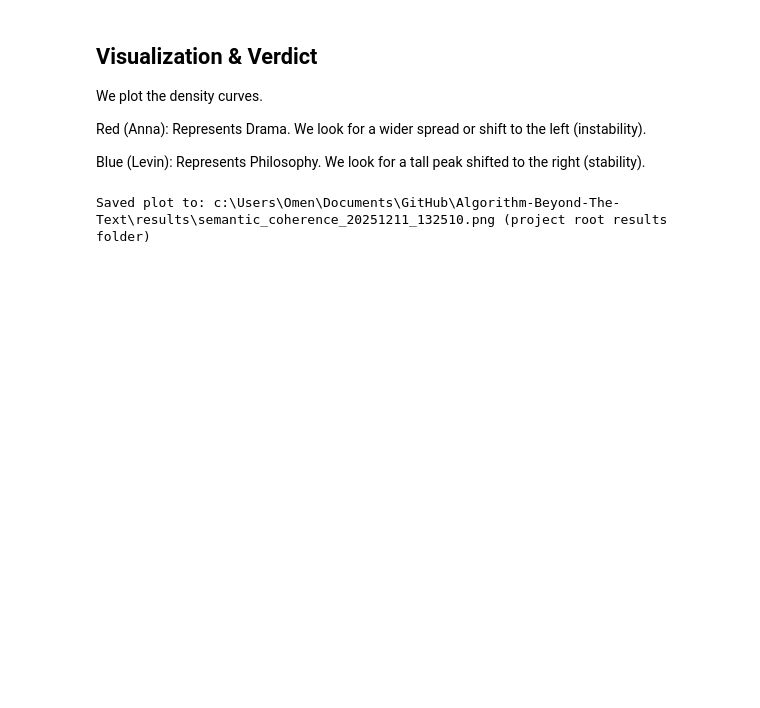
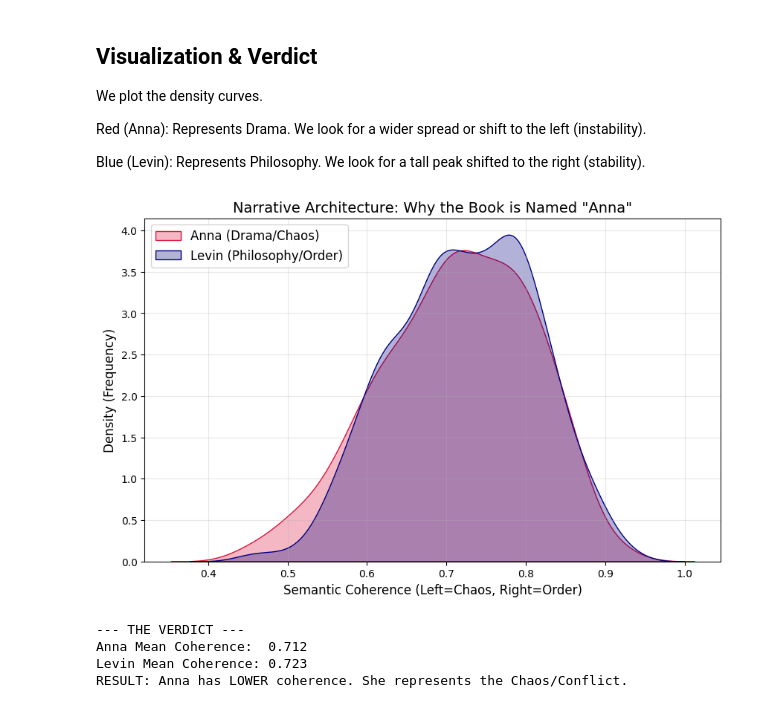
Before and after one commit to AppliedNLP-SRH/Algorithm-Beyond-The-Text, a Jupyter notebook: notebooks/Paragraph_Semantic_Coherence_VSCode.ipynb, the cells around one changed output. Drawn from its saved outputs; the diff is of its cells as text; code cells hidden in the pictures; blank space fills up the shorter version.

```diff
--- a/notebooks/Paragraph_Semantic_Coherence_VSCode.ipynb
+++ b/notebooks/Paragraph_Semantic_Coherence_VSCode.ipynb
@@ -115,11 +126,14 @@ if BOOK1_PATH:
     raw_text = load_and_clean(BOOK1_PATH)
     all_paragraphs = split_into_paragraphs(raw_text)
 
-    # Sample first 1500 paragraphs to save time
-    # (Increase this number if you want more precision)
-    sample = all_paragraphs[:1500]
+    # Do not slice the list. Use the whole thing.
+    paragraphs_to_analyze = all_paragraphs
+
     print(f"Total paragraphs found: {len(all_paragraphs)}")
-    print(f"Analyzing sample size: {len(sample)}")
+    print(f"Analyzing: {len(paragraphs_to_analyze)}")
+
+    # Proceed with your analysis using 'paragraphs_to_analyze'
+    # ...
 else:
     print("Book not found. Cannot proceed.")
 # %% [output]
@@ -171,77 +199,36 @@ Red (Anna): Represents Drama. We look for a wider spread or shift to the left (i
 
 Blue (Levin): Represents Philosophy. We look for a tall peak shifted to the right (stability).
 # %%
-# Save plot into the project-root "results" folder (one level up from the notebooks folder)
-import os
-from datetime import datetime
-import numpy as np
-import matplotlib.pyplot as plt
-import seaborn as sns
-
-# Determine project root as one level above current working directory (notebooks/)
-project_root = os.path.dirname(os.getcwd())
-results_dir = os.path.join(project_root, "results")
-
-# Create results directory if necessary
-os.makedirs(results_dir, exist_ok=True)
-
-# Prepare figure
+# --- 4. PLOT RESULTS ---
 plt.figure(figsize=(10,6))
 
 # Plot Anna (Red)
 if anna_scores:
     sns.kdeplot(anna_scores, fill=True, label='Anna (Drama/Chaos)', color='crimson', alpha=0.3)
-else:
-    print("Warning: anna_scores is empty — no Anna KDE plotted.")
 
 # Plot Levin (Blue)
 if levin_scores:
     sns.kdeplot(levin_scores, fill=True, label='Levin (Philosophy/Order)', color='navy', alpha=0.3)
-else:
-    print("Warning: levin_scores is empty — no Levin KDE plotted.")
 
 plt.title('Narrative Architecture: Why the Book is Named "Anna"', fontsize=14)
 plt.xlabel('Semantic Coherence (Left=Chaos, Right=Order)', fontsize=12)
 plt.ylabel('Density (Frequency)', fontsize=12)
 plt.legend(fontsize=12)
 plt.grid(True, alpha=0.3)
-plt.tight_layout()
+plt.show()
 
-# Save to the project-root results folder
-timestamp = datetime.now().strftime("%Y%m%d_%H%M%S")
-filename = f"semantic_coherence_{timestamp}.png"
-save_path = os.path.join(results_dir, filename)
-plt.savefig(save_path, dpi=300, bbox_inches='tight')
-print(f"Saved plot to: {save_path} (project root results folder)")
+# Print Numeric Verdict
+print("\n--- THE VERDICT ---")
+print(f"Anna Mean Coherence:  {np.mean(anna_scores):.3f}")
+print(f"Levin Mean Coherence: {np.mean(levin_scores):.3f}")
 
-# Show the figure and close to avoid duplicate figures
-plt.show()
-plt.close()
-
-# Print Numeric Verdict (safe handling for empty lists)
-def safe_mean(arr):
-    return float(np.mean(arr)) if (arr is not None and len(arr) > 0) else float('nan')
-
-anna_mean = safe_mean(anna_scores)
-levin_mean = safe_mean(levin_scores)
-
-print("\n--- THE VERDICT ---")
-if np.isnan(anna_mean):
-    print("Anna Mean Coherence:  N/A (no anna_scores)")
+if np.mean(anna_scores) < np.mean(levin_scores):
+    print("RESULT: Anna has LOWER coherence. She represents the Chaos/Conflict.")
 else:
-    print(f"Anna Mean Coherence:  {anna_mean:.3f}")
-
-if np.isnan(levin_mean):
-    print("Levin Mean Coherence: N/A (no levin_scores)")
-else:
-    print(f"Levin Mean Coherence: {levin_mean:.3f}")
-
-if not (np.isnan(anna_mean) or np.isnan(levin_mean)):
-    if anna_mean < levin_mean:
-        print("RESULT: Anna has LOWER coherence. She represents the Chaos/Conflict.")
-    else:
-        print("RESULT: Anna has HIGHER coherence. She represents the Focus/Intensity.")
-else:
-    print("RESULT: Cannot compare (one or both score lists are empty).")
+    print("RESULT: Anna has HIGHER coherence. She represents the Focus/Intensity.")
 # %% [output]
+[figure, new version]
-Saved plot to: c:\Users\Omen\Documents\GitHub\Algorithm-Beyond-The-Text\results\semantic_coherence_20251211_132510.png (project root results folder)
+--- THE VERDICT ---
+Anna Mean Coherence:  0.712
+Levin Mean Coherence: 0.723
+RESULT: Anna has LOWER coherence. She represents the Chaos/Conflict.
```
Also changed, not shown: parts of 8 cells of this notebook.
